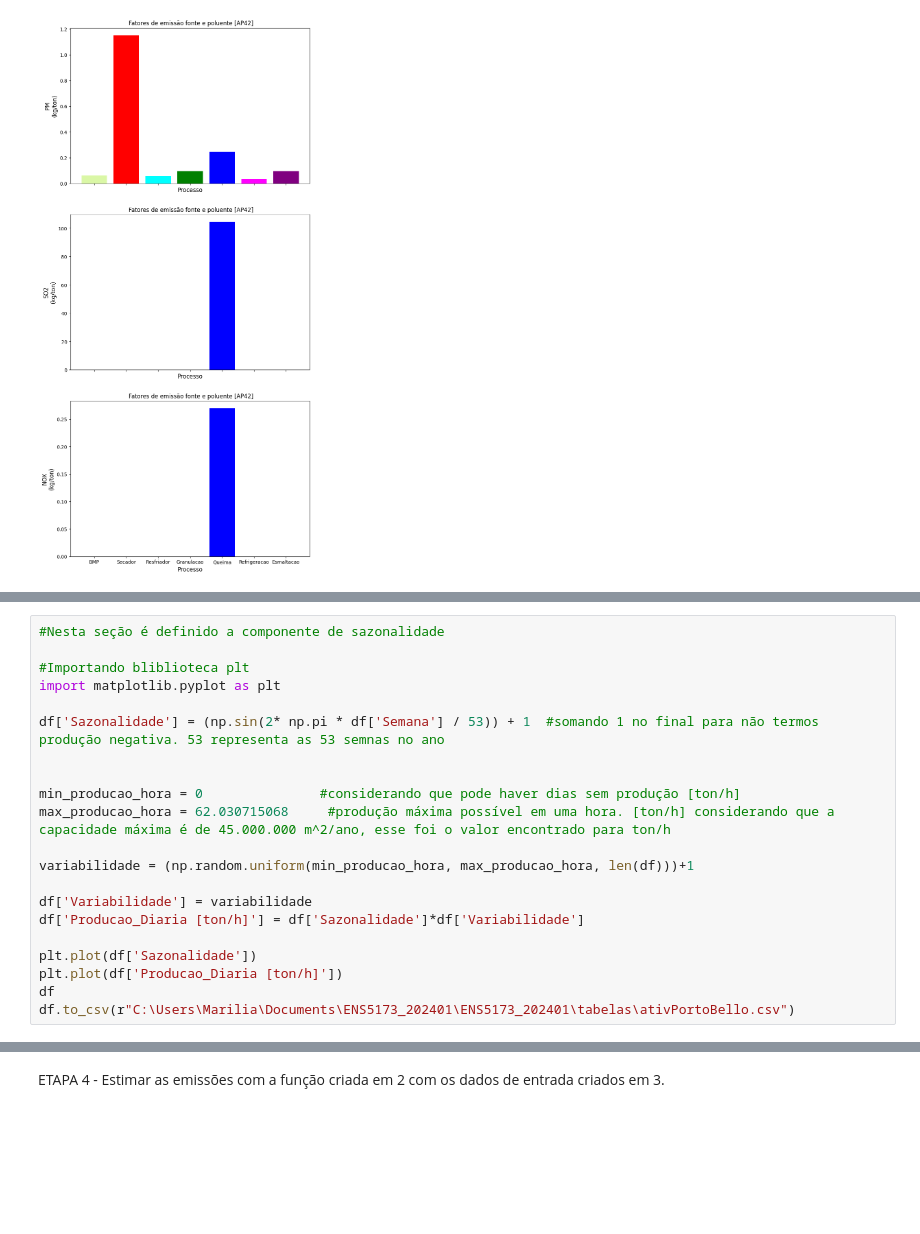
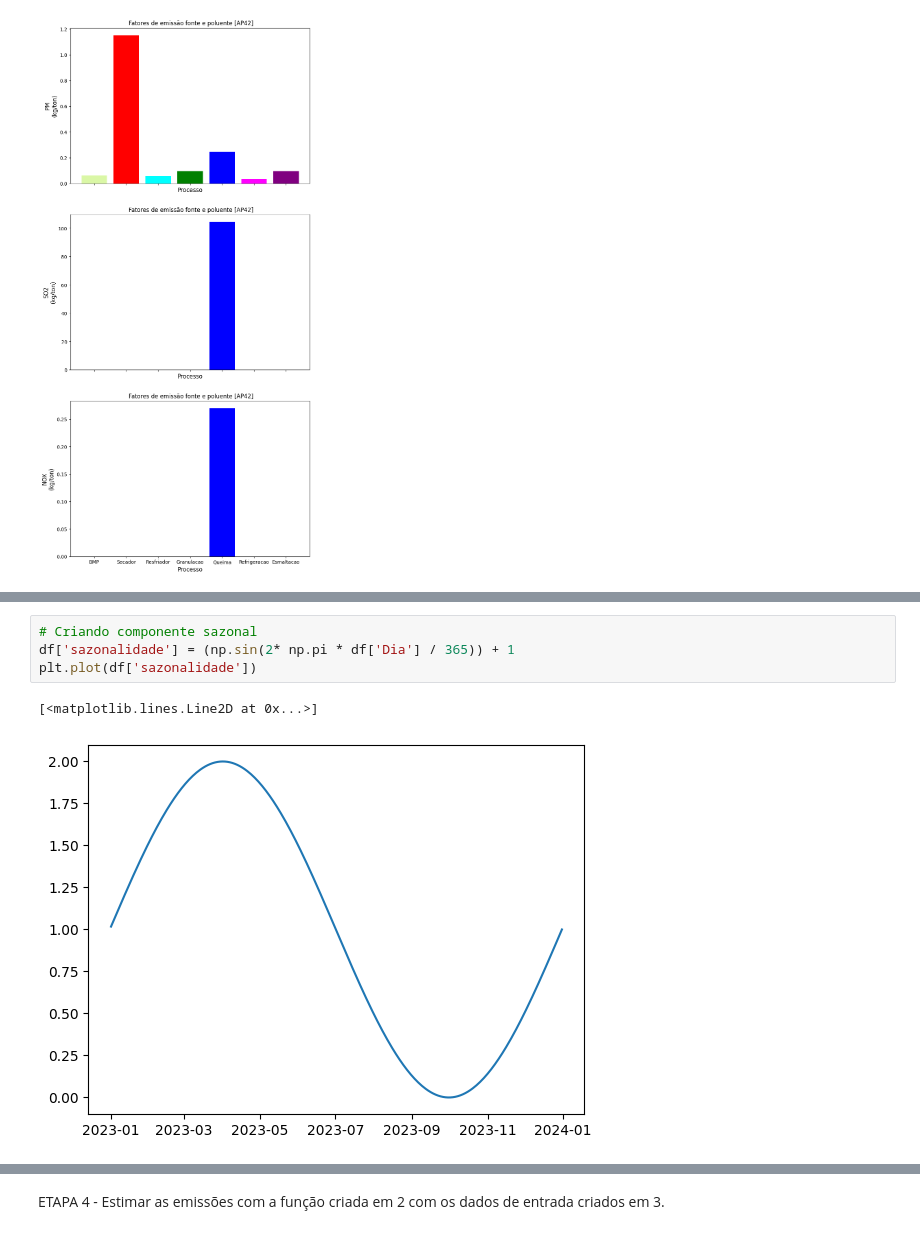
Before and after one commit to mariliameister/ENS5173_202401, a Jupyter notebook: trabalho_etapa01.ipynb, the cells around one changed output, grey strips where cells are left out. Saved outputs shown, nothing was run; the diff lists cells and outputs as text; blank space fills up the shorter version.

```diff
--- a/trabalho_etapa01.ipynb
+++ b/trabalho_etapa01.ipynb
@@ -136,21 +138,0 @@ display(df)
-# %%
-#Nesta seção é definido a componente de sazonalidade
-
-#Importando bliblioteca plt
-import matplotlib.pyplot as plt
-
-df['Sazonalidade'] = (np.sin(2* np.pi * df['Semana'] / 53)) + 1  #somando 1 no final para não termos produção negativa. 53 representa as 53 semnas no ano
-
-
-min_producao_hora = 0               #considerando que pode haver dias sem produção [ton/h]
-max_producao_hora = 62.030715068     #produção máxima possível em uma hora. [ton/h] considerando que a capacidade máxima é de 45.000.000 m^2/ano, esse foi o valor encontrado para ton/h
-
-variabilidade = (np.random.uniform(min_producao_hora, max_producao_hora, len(df)))+1
-
-df['Variabilidade'] = variabilidade
-df['Producao_Diaria [ton/h]'] = df['Sazonalidade']*df['Variabilidade']
-
-plt.plot(df['Sazonalidade'])
-plt.plot(df['Producao_Diaria [ton/h]'])
-df
-df.to_csv(r"C:\Users\Marilia\Documents\ENS5173_202401\ENS5173_202401\tabelas\ativPortoBello.csv")
@@ -158,0 +139,7 @@ df.to_csv(r"C:\Users\Marilia\Documents\ENS5173_202401\ENS5173_202401\tabelas\ati
+# %%
+# Criando componente sazonal
+df['sazonalidade'] = (np.sin(2* np.pi * df['Dia'] / 365)) + 1
+plt.plot(df['sazonalidade'])
+# %% [output]
+[<matplotlib.lines.Line2D at 0x...>]
+[figure, added]
```
Also changed, not shown: parts of 8 cells of this notebook, 1 other file.
